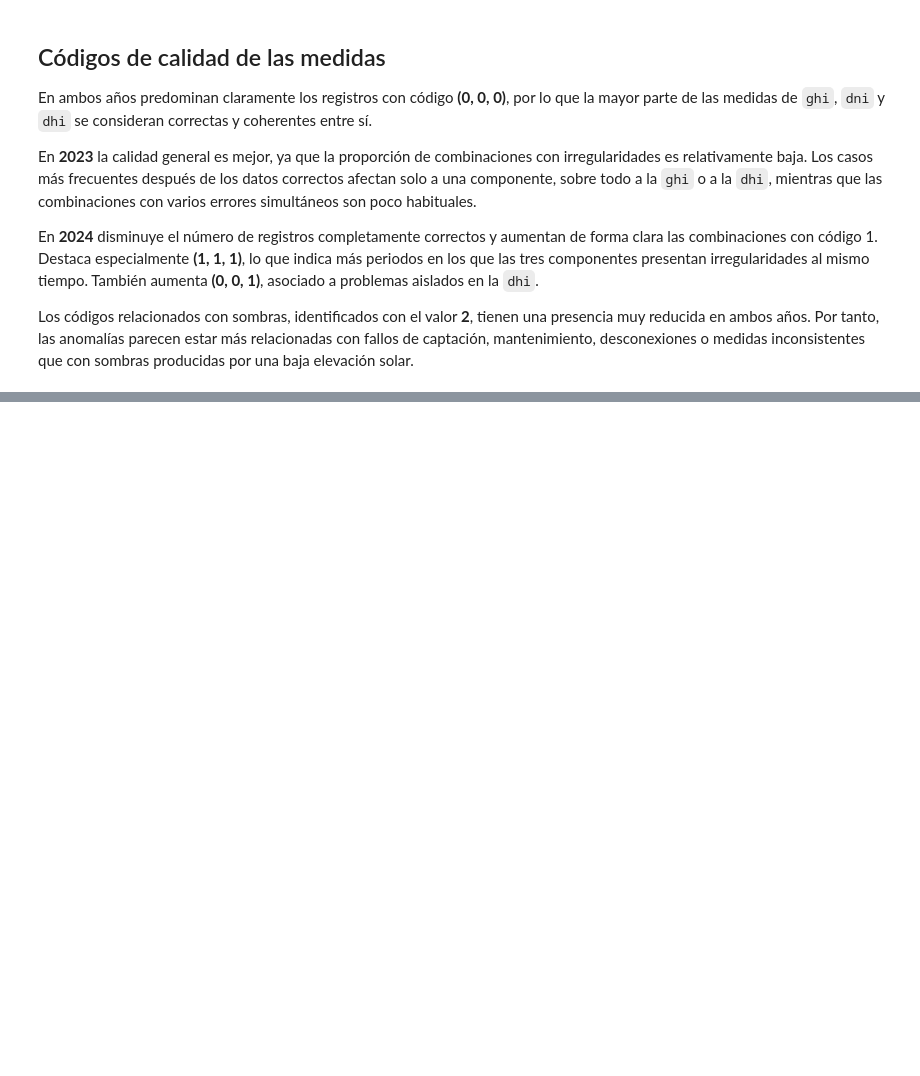
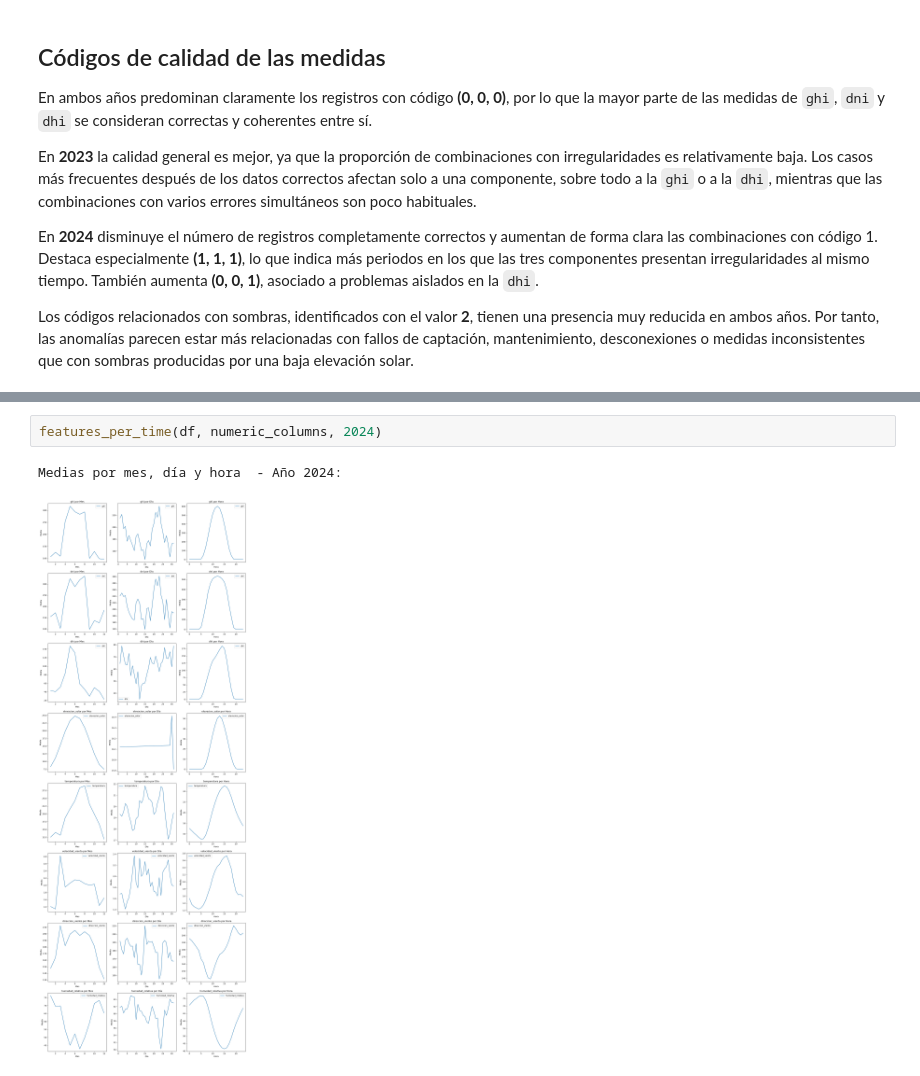
Before and after one commit to zacariasct4/TFM_IEBS, a Jupyter notebook: notebooks/03_initial_eda.ipynb, the cells around one changed output, grey strips where cells are left out. Drawn from its saved outputs; the diff is of its cells as text; blank space fills up the shorter version.

```diff
--- a/notebooks/03_initial_eda.ipynb
+++ b/notebooks/03_initial_eda.ipynb
@@ -117,0 +204,5 @@ Los códigos relacionados con sombras, identificados con el valor **2**, tienen
+# %%
+features_per_time(df, numeric_columns, 2024)
+# %% [output]
+Medias por mes, día y hora  - Año 2024:
+[figure, added]
```
Also changed, not shown: parts of 34 cells of this notebook.
